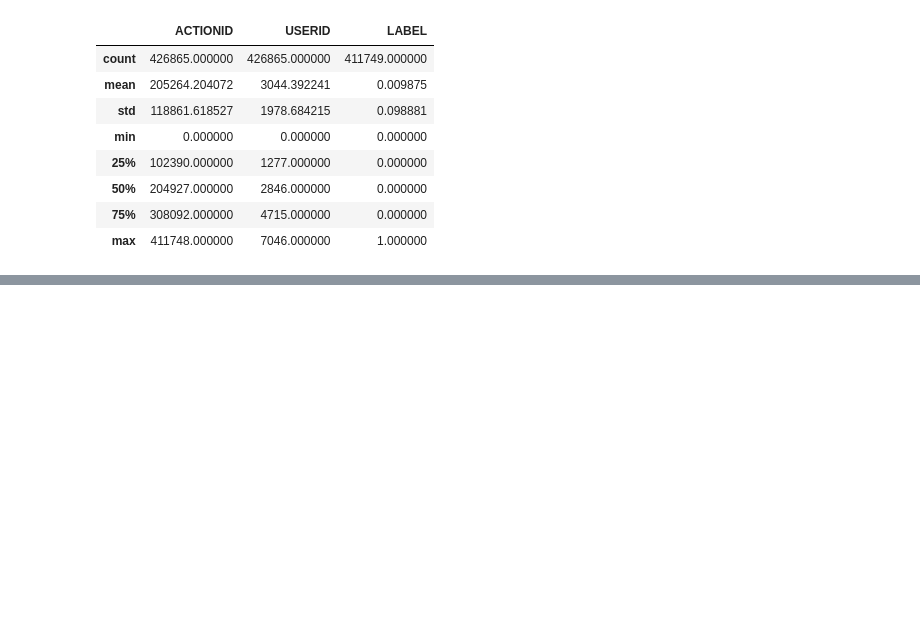
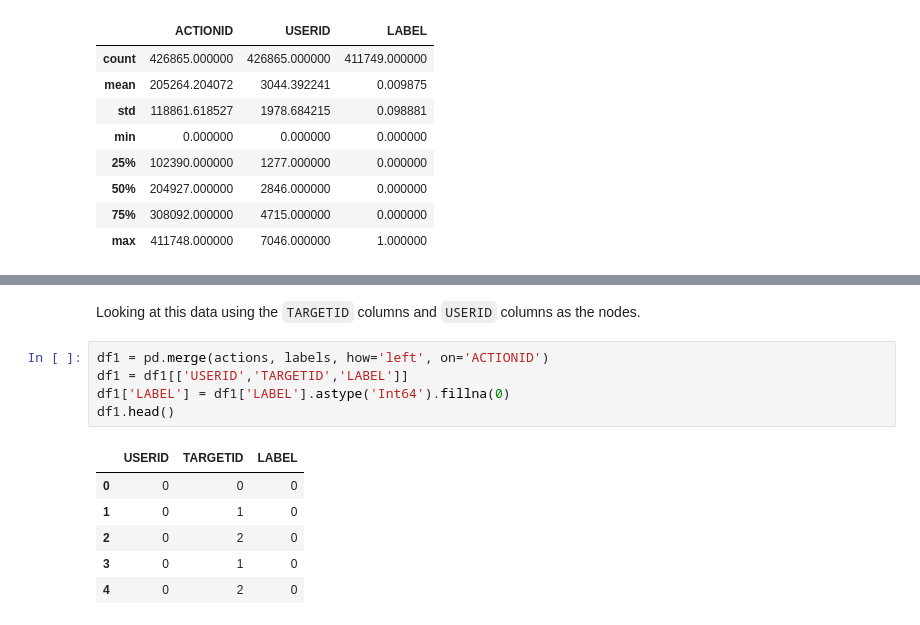
Before and after one commit to josh1den/DATA-620, a Jupyter notebook: PROJECTS/PROJECT_1.ipynb, the cells around one changed output, grey strips where cells are left out. Cells and saved outputs as stored; diff of their text form; blank space fills up the shorter version.

```diff
--- a/PROJECTS/PROJECT_1.ipynb
+++ b/PROJECTS/PROJECT_1.ipynb
@@ -119,0 +139,14 @@ memory usage: 12.6 MB
+# %% [markdown]
+Looking at this data using the `TARGETID` columns and `USERID` columns as the nodes.
+# %%
+df1 = pd.merge(actions, labels, how='left', on='ACTIONID')
+df1 = df1[['USERID','TARGETID','LABEL']]
+df1['LABEL'] = df1['LABEL'].astype('Int64').fillna(0)
+df1.head()
+# %% [output]
+|  | USERID | TARGETID | LABEL |
+| 0 | 0 | 0 | 0 |
+| 1 | 0 | 1 | 0 |
+| 2 | 0 | 2 | 0 |
+| 3 | 0 | 1 | 0 |
+| 4 | 0 | 2 | 0 |
```
Also changed, not shown: parts of 19 cells of this notebook, 9 other files.
